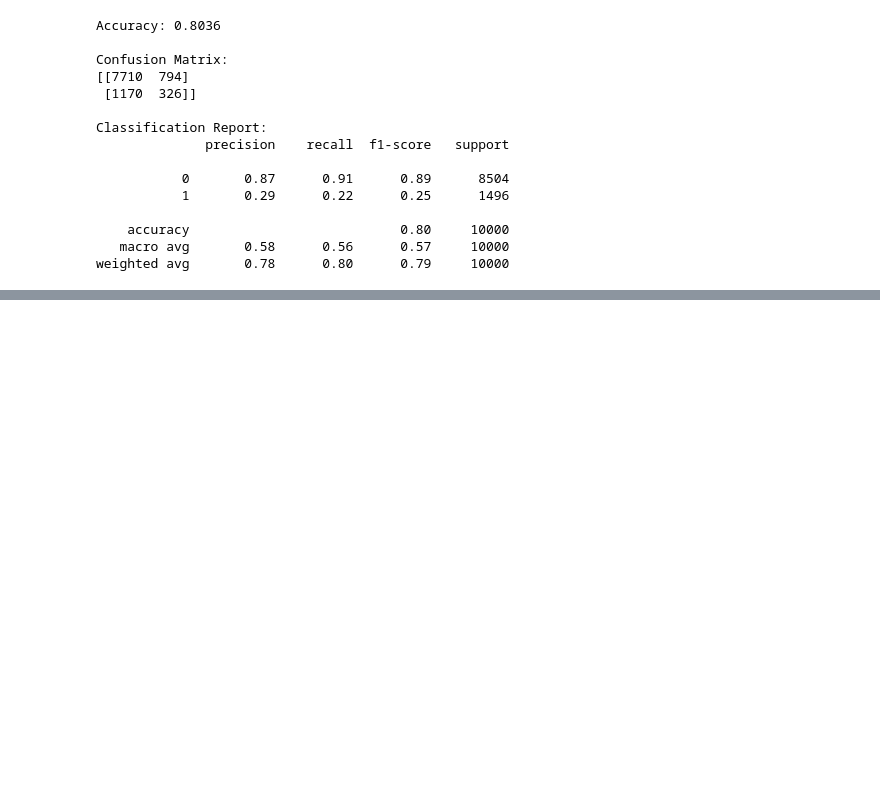
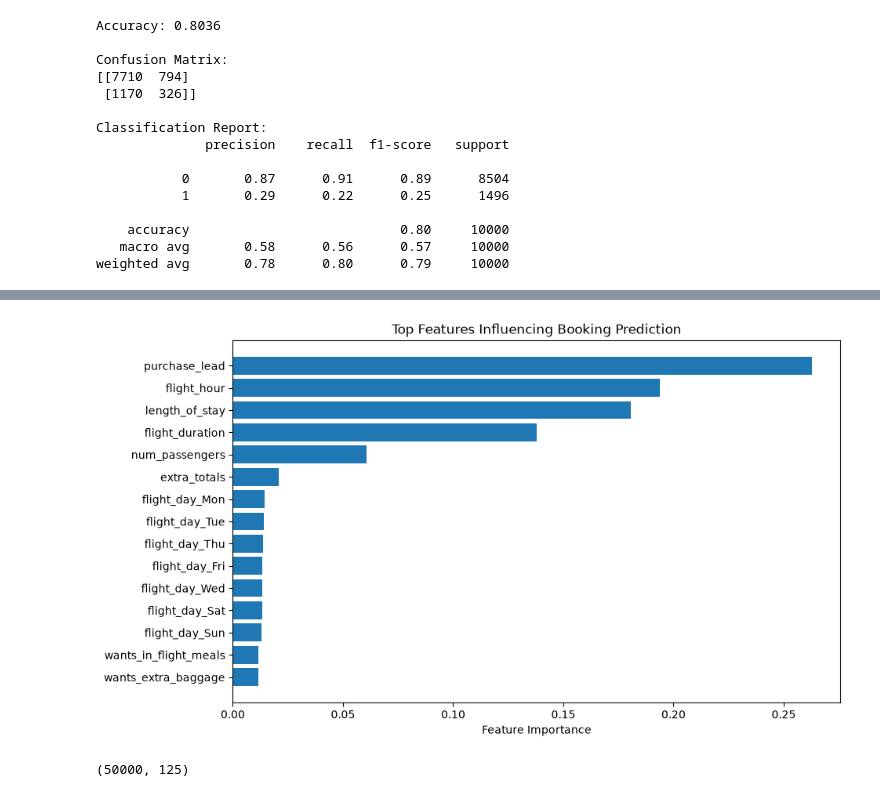
Before and after one commit to Frankline-Sable/BritishAirWaysLoungeEligibility, a Jupyter notebook: Getting Started.ipynb, the cells around one changed output, grey strips where cells are left out. Cells and saved outputs as stored; diff of their text form; code cells hidden in the pictures; blank space fills up the shorter version.

```diff
--- a/Getting Started.ipynb
+++ b/Getting Started.ipynb
@@ -543,0 +594,8 @@ weighted avg       0.78      0.80      0.79     10000
+# %%
+feature_importance =pd.DataFrame({
+    "feature":x.columns,
+    "importance":balanced_model.feature_importances_,
+})
+feature_importance = feature_importance.sort_values("importance", ascending=False)
+
+print(feature_importance.head(10))
@@ -543,0 +614,33 @@ weighted avg       0.78      0.80      0.79     10000
+# %%
+top_features=feature_importance.head(15)
+
+plt.figure(figsize=(10, 6))
+plt.barh(top_features["feature"], top_features["importance"])
+
+plt.gca().invert_yaxis()
+plt.xlabel("Feature Importance")
+plt.title("Top Features Influencing Booking Prediction")
+plt.show()
+# %% [output]
+[figure, added]
+# %%
+X_origin = df.drop(
+    columns=["booking_complete", "route"]
+)
+
+y = df["booking_complete"]
+
+X_origin = pd.get_dummies(
+    X_origin,
+    columns=[
+        "sales_channel",
+        "trip_type",
+        "flight_day",
+        "booking_origin"
+    ],
+    dtype=int
+)
+
+print(X_origin.shape)
+# %% [output]
+(50000, 125)
```
Also changed, not shown: parts of 8 cells of this notebook, 1 other file.
